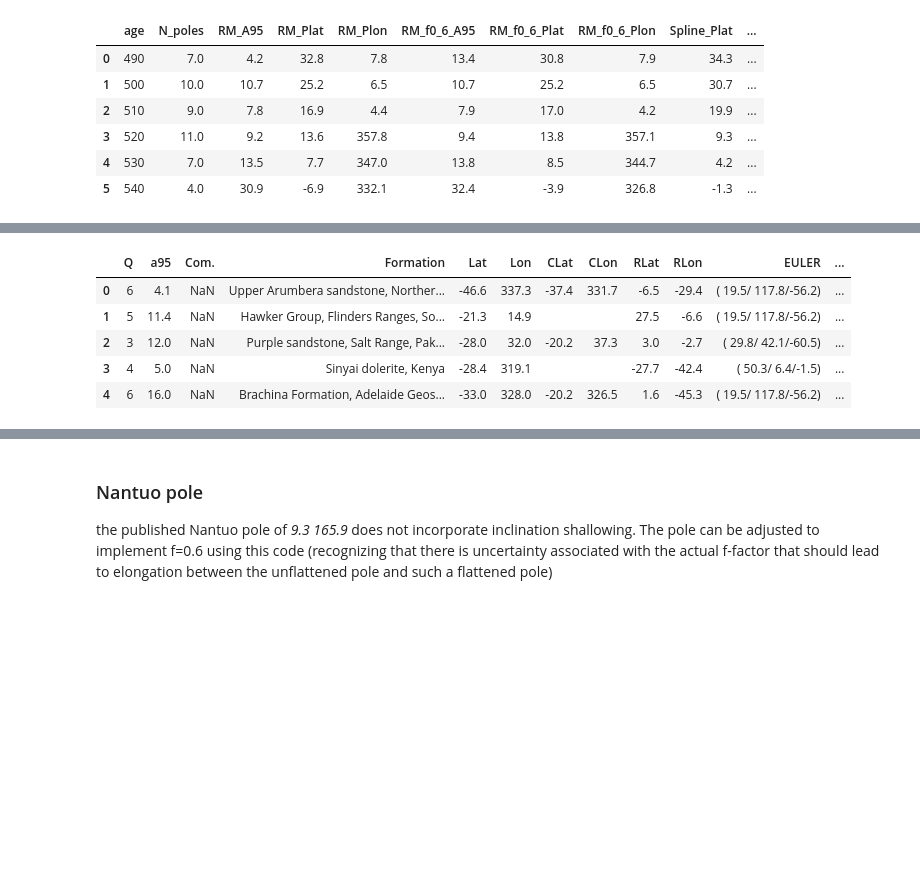
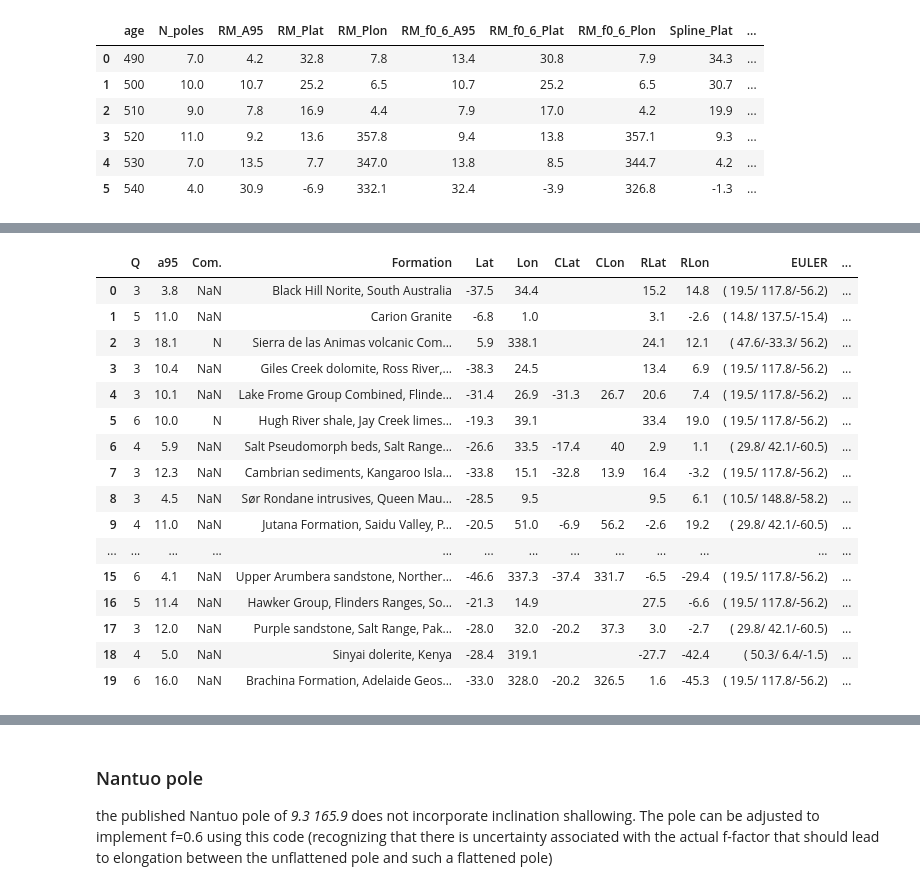
Before and after one commit to Swanson-Hysell-Group/2025_Oman_Paleogeography, a Jupyter notebook: code/prior_paleomagnetic_data.ipynb, the cells around one changed output, grey strips where cells are left out. Saved outputs shown, nothing was run; the diff lists cells and outputs as text; code cells hidden in the pictures; blank space fills up the shorter version.

```diff
--- a/code/prior_paleomagnetic_data.ipynb
+++ b/code/prior_paleomagnetic_data.ipynb
@@ -285,13 +289,24 @@ plt.show()
 # %%
 Gondwana_Cambrian_poles = pd.read_csv('../data/APWP/Torsvik2012a_Gondwana_poles.csv')
 Gondwana_Cambrian_poles = Gondwana_Cambrian_poles.sort_values("Age")
-Gondwana_Cambrian_poles = Gondwana_Cambrian_poles[Gondwana_Cambrian_poles["Age"] > 530]
+Gondwana_Cambrian_poles = Gondwana_Cambrian_poles[Gondwana_Cambrian_poles["Age"] > 485]
 Gondwana_Cambrian_poles.reset_index(drop=True, inplace=True)
 Gondwana_Cambrian_poles
 # %% [output]
 |  | Q | a95 | Com. | Formation | Lat | Lon | CLat | CLon | RLat | RLon | EULER | ... |
-| 0 | 6 | 4.1 | NaN | Upper Arumbera sandstone, Norther... | -46.6 | 337.3 | -37.4 | 331.7 | -6.5 | -29.4 | ( 19.5/ 117.8/-56.2) | ... |
-| 1 | 5 | 11.4 | NaN | Hawker Group, Flinders Ranges, So... | -21.3 | 14.9 |  |  | 27.5 | -6.6 | ( 19.5/ 117.8/-56.2) | ... |
-| 2 | 3 | 12.0 | NaN | Purple sandstone, Salt Range, Pak... | -28.0 | 32.0 | -20.2 | 37.3 | 3.0 | -2.7 | ( 29.8/ 42.1/-60.5) | ... |
-| 3 | 4 | 5.0 | NaN | Sinyai dolerite, Kenya | -28.4 | 319.1 |  |  | -27.7 | -42.4 | ( 50.3/ 6.4/-1.5) | ... |
-| 4 | 6 | 16.0 | NaN | Brachina Formation, Adelaide Geos... | -33.0 | 328.0 | -20.2 | 326.5 | 1.6 | -45.3 | ( 19.5/ 117.8/-56.2) | ... |
+| 0 | 3 | 3.8 | NaN | Black Hill Norite, South Australia | -37.5 | 34.4 |  |  | 15.2 | 14.8 | ( 19.5/ 117.8/-56.2) | ... |
+| 1 | 5 | 11.0 | NaN | Carion Granite | -6.8 | 1.0 |  |  | 3.1 | -2.6 | ( 14.8/ 137.5/-15.4) | ... |
+| 2 | 3 | 18.1 | N | Sierra de las Animas volcanic Com... | 5.9 | 338.1 |  |  | 24.1 | 12.1 | ( 47.6/-33.3/ 56.2) | ... |
+| 3 | 3 | 10.4 | NaN | Giles Creek dolomite, Ross River,... | -38.3 | 24.5 |  |  | 13.4 | 6.9 | ( 19.5/ 117.8/-56.2) | ... |
+| 4 | 3 | 10.1 | NaN | Lake Frome Group Combined, Flinde... | -31.4 | 26.9 | -31.3 | 26.7 | 20.6 | 7.4 | ( 19.5/ 117.8/-56.2) | ... |
+| 5 | 6 | 10.0 | N | Hugh River shale, Jay Creek limes... | -19.3 | 39.1 |  |  | 33.4 | 19.0 | ( 19.5/ 117.8/-56.2) | ... |
+| 6 | 4 | 5.9 | NaN | Salt Pseudomorph beds, Salt Range... | -26.6 | 33.5 | -17.4 | 40 | 2.9 | 1.1 | ( 29.8/ 42.1/-60.5) | ... |
+| 7 | 3 | 12.3 | NaN | Cambrian sediments, Kangaroo Isla... | -33.8 | 15.1 | -32.8 | 13.9 | 16.4 | -3.2 | ( 19.5/ 117.8/-56.2) | ... |
+| 8 | 3 | 4.5 | NaN | Sør Rondane intrusives, Queen Mau... | -28.5 | 9.5 |  |  | 9.5 | 6.1 | ( 10.5/ 148.8/-58.2) | ... |
+| 9 | 4 | 11.0 | NaN | Jutana Formation, Saidu Valley, P... | -20.5 | 51.0 | -6.9 | 56.2 | -2.6 | 19.2 | ( 29.8/ 42.1/-60.5) | ... |
+| ... | ... | ... | ... | ... | ... | ... | ... | ... | ... | ... | ... | ... |
+| 15 | 6 | 4.1 | NaN | Upper Arumbera sandstone, Norther... | -46.6 | 337.3 | -37.4 | 331.7 | -6.5 | -29.4 | ( 19.5/ 117.8/-56.2) | ... |
+| 16 | 5 | 11.4 | NaN | Hawker Group, Flinders Ranges, So... | -21.3 | 14.9 |  |  | 27.5 | -6.6 | ( 19.5/ 117.8/-56.2) | ... |
+| 17 | 3 | 12.0 | NaN | Purple sandstone, Salt Range, Pak... | -28.0 | 32.0 | -20.2 | 37.3 | 3.0 | -2.7 | ( 29.8/ 42.1/-60.5) | ... |
+| 18 | 4 | 5.0 | NaN | Sinyai dolerite, Kenya | -28.4 | 319.1 |  |  | -27.7 | -42.4 | ( 50.3/ 6.4/-1.5) | ... |
+| 19 | 6 | 16.0 | NaN | Brachina Formation, Adelaide Geos... | -33.0 | 328.0 | -20.2 | 326.5 | 1.6 | -45.3 | ( 19.5/ 117.8/-56.2) | ... |
```
Also changed, not shown: parts of 13 cells of this notebook, 3 other files.
